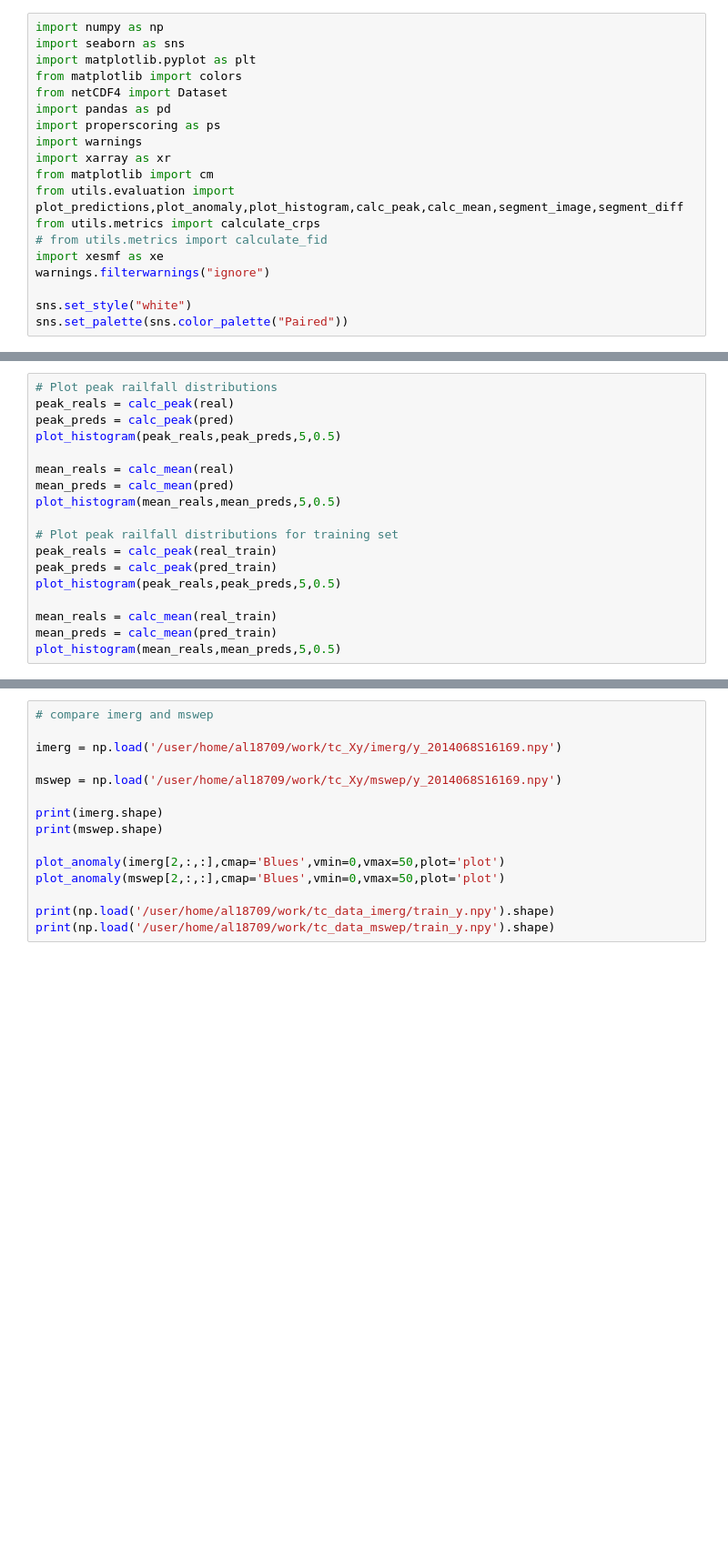
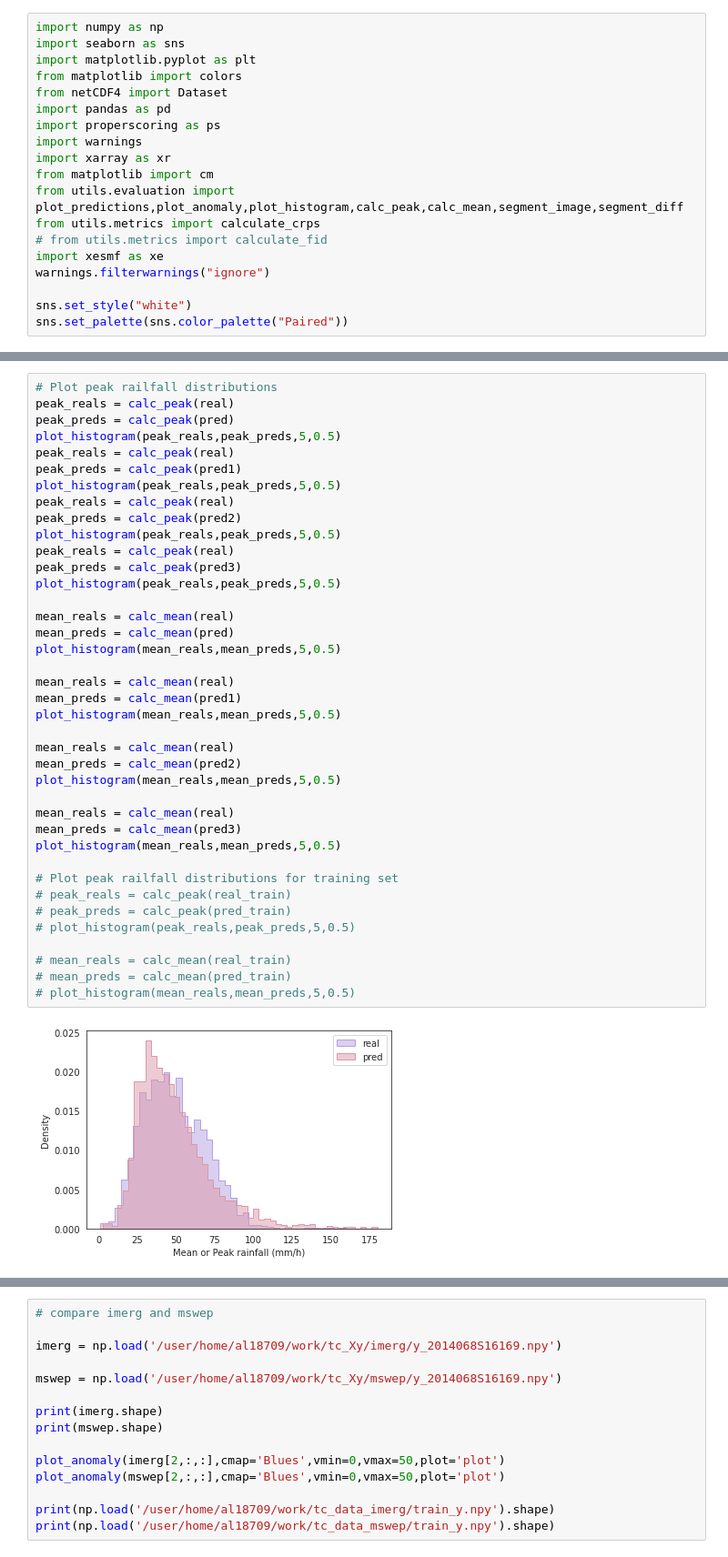
Before and after one commit to vosps/tropical_cyclone, a Jupyter notebook: cgan/eval.ipynb, the cells around one changed output, grey strips where cells are left out. Shown at 91% size. Saved outputs shown, nothing was run; the diff lists cells and outputs as text; blank space fills up the shorter version.

```diff
--- a/cgan/eval.ipynb
+++ b/cgan/eval.ipynb
@@ -94,18 +112,41 @@ plot_anomaly(anomalies_percent,vmin=-5,vmax=5,plot='show',cmap='RdBu')
 # %%
 # Plot peak railfall distributions
 peak_reals = calc_peak(real)
 peak_preds = calc_peak(pred)
+plot_histogram(peak_reals,peak_preds,5,0.5)
+peak_reals = calc_peak(real)
+peak_preds = calc_peak(pred1)
+plot_histogram(peak_reals,peak_preds,5,0.5)
+peak_reals = calc_peak(real)
+peak_preds = calc_peak(pred2)
+plot_histogram(peak_reals,peak_preds,5,0.5)
+peak_reals = calc_peak(real)
+peak_preds = calc_peak(pred3)
 plot_histogram(peak_reals,peak_preds,5,0.5)
 
 mean_reals = calc_mean(real)
 mean_preds = calc_mean(pred)
 plot_histogram(mean_reals,mean_preds,5,0.5)
 
+mean_reals = calc_mean(real)
+mean_preds = calc_mean(pred1)
+plot_histogram(mean_reals,mean_preds,5,0.5)
+
+mean_reals = calc_mean(real)
+mean_preds = calc_mean(pred2)
+plot_histogram(mean_reals,mean_preds,5,0.5)
+
+mean_reals = calc_mean(real)
+mean_preds = calc_mean(pred3)
+plot_histogram(mean_reals,mean_preds,5,0.5)
+
 # Plot peak railfall distributions for training set
-peak_reals = calc_peak(real_train)
-peak_preds = calc_peak(pred_train)
-plot_histogram(peak_reals,peak_preds,5,0.5)
+# peak_reals = calc_peak(real_train)
+# peak_preds = calc_peak(pred_train)
+# plot_histogram(peak_reals,peak_preds,5,0.5)
 
-mean_reals = calc_mean(real_train)
-mean_preds = calc_mean(pred_train)
-plot_histogram(mean_reals,mean_preds,5,0.5)
+# mean_reals = calc_mean(real_train)
+# mean_preds = calc_mean(pred_train)
+# plot_histogram(mean_reals,mean_preds,5,0.5)
+# %% [output]
+[figure, added]
```
Also changed, not shown: parts of 9 cells of this notebook, 1 other file.
